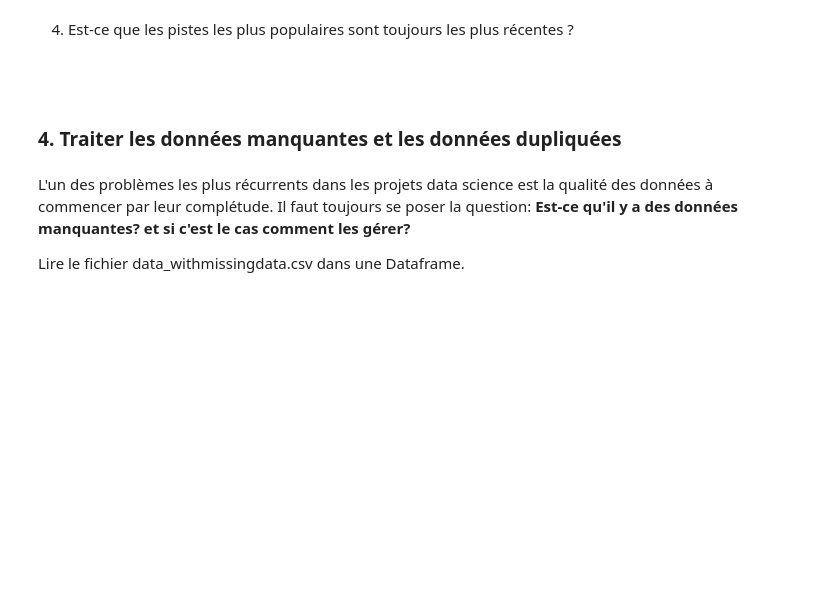
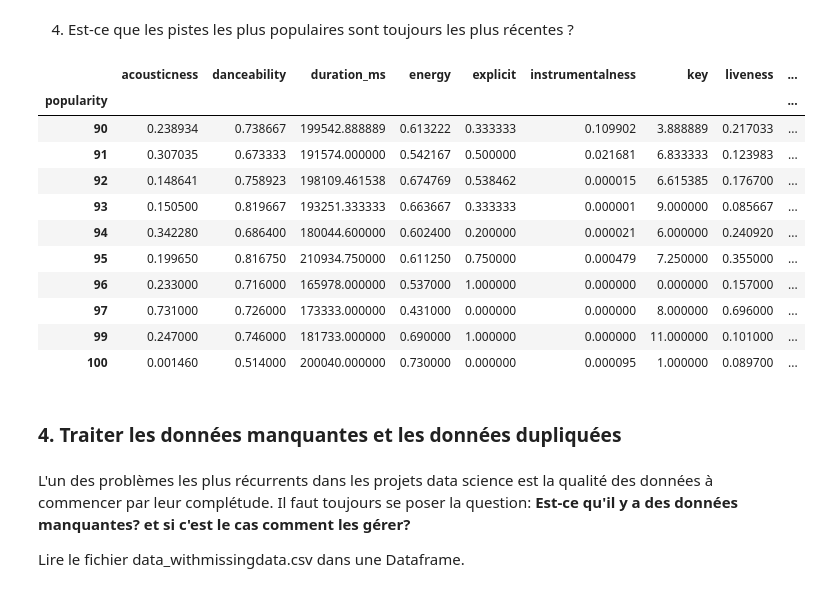
Before and after one commit to ziyadhr99/Lab_IA, a Jupyter notebook: Lab1_numpy_pandas/Lab1_AI_Numpy_Pandas.ipynb, the cells around one changed output. Saved outputs shown, nothing was run; the diff lists cells and outputs as text; code cells hidden in the pictures; blank space fills up the shorter version.

```diff
--- a/Lab1_numpy_pandas/Lab1_AI_Numpy_Pandas.ipynb
+++ b/Lab1_numpy_pandas/Lab1_AI_Numpy_Pandas.ipynb
@@ -705,7 +799,21 @@ df[df['key'].isin([0,3,5,8,10])]
 # %% [markdown]
 4. Est-ce que les pistes les plus populaires sont toujours les plus récentes ?
-# %% [markdown]
-<br>
+# %%
+df.groupby('popularity').mean().tail(10)
+# On remarque que les pistes plus populaires sont toujours les plus recentes
+# %% [output]
+|  | acousticness | danceability | duration_ms | energy | explicit | instrumentalness | key | liveness | ... |
+| popularity |  |  |  |  |  |  |  |  | ... |
+| 90 | 0.238934 | 0.738667 | 199542.888889 | 0.613222 | 0.333333 | 0.109902 | 3.888889 | 0.217033 | ... |
+| 91 | 0.307035 | 0.673333 | 191574.000000 | 0.542167 | 0.500000 | 0.021681 | 6.833333 | 0.123983 | ... |
+| 92 | 0.148641 | 0.758923 | 198109.461538 | 0.674769 | 0.538462 | 0.000015 | 6.615385 | 0.176700 | ... |
+| 93 | 0.150500 | 0.819667 | 193251.333333 | 0.663667 | 0.333333 | 0.000001 | 9.000000 | 0.085667 | ... |
+| 94 | 0.342280 | 0.686400 | 180044.600000 | 0.602400 | 0.200000 | 0.000021 | 6.000000 | 0.240920 | ... |
+| 95 | 0.199650 | 0.816750 | 210934.750000 | 0.611250 | 0.750000 | 0.000479 | 7.250000 | 0.355000 | ... |
+| 96 | 0.233000 | 0.716000 | 165978.000000 | 0.537000 | 1.000000 | 0.000000 | 0.000000 | 0.157000 | ... |
+| 97 | 0.731000 | 0.726000 | 173333.000000 | 0.431000 | 0.000000 | 0.000000 | 8.000000 | 0.696000 | ... |
+| 99 | 0.247000 | 0.746000 | 181733.000000 | 0.690000 | 1.000000 | 0.000000 | 11.000000 | 0.101000 | ... |
+| 100 | 0.001460 | 0.514000 | 200040.000000 | 0.730000 | 0.000000 | 0.000095 | 1.000000 | 0.089700 | ... |
 # %% [markdown]
 ### 4. Traiter les données manquantes et les données dupliquées
 # %% [markdown]
```
Also changed, not shown: parts of 19 cells of this notebook.
